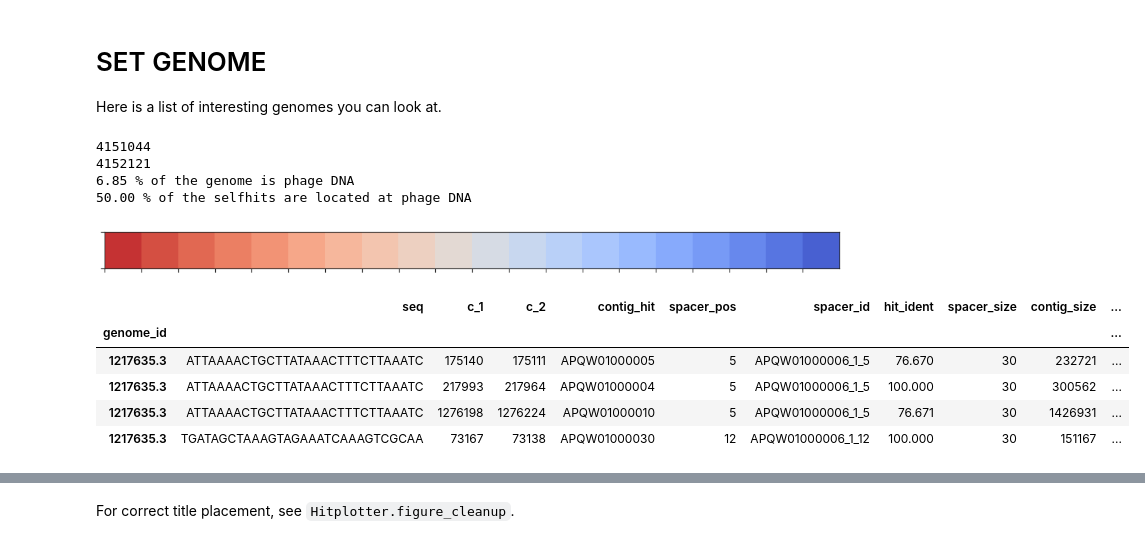
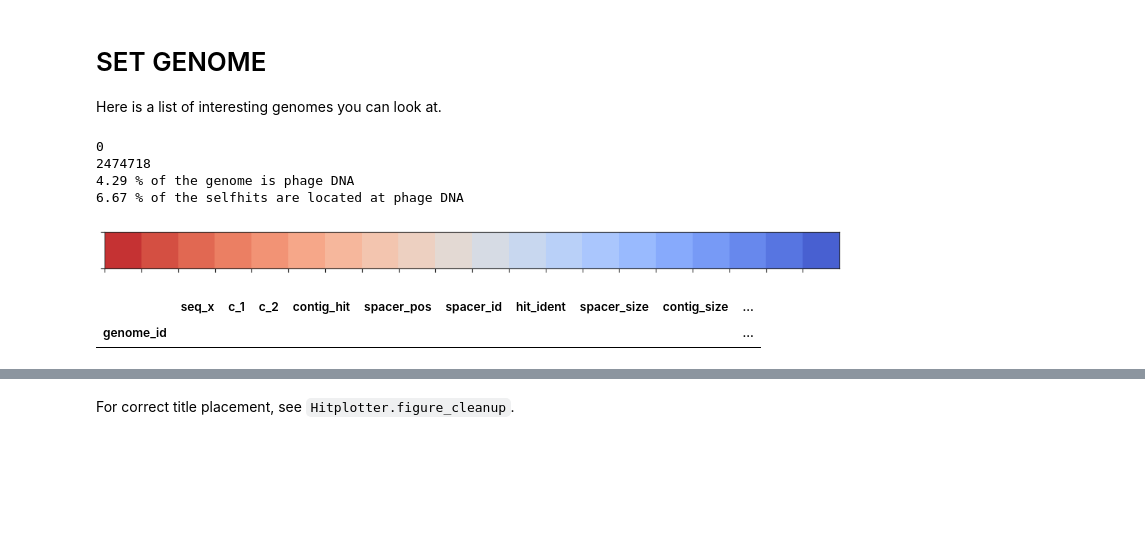
Before and after one commit to hwalinga/self-targeting-spacers-notebooks, a Jupyter notebook: Plot_on_genome.ipynb, the cells around one changed output, grey strips where cells are left out. Cells and saved outputs as stored; diff of their text form; code cells hidden in the pictures; blank space fills up the shorter version.

```diff
--- a/Plot_on_genome.ipynb
+++ b/Plot_on_genome.ipynb
@@ -187,7 +187,7 @@ all_seq.head()
 df = df.reset_index().merge(all_seq, how='left', on='spacer_id', validate='m:1').set_index('genome_id')
 # %%
 # Remove double arrays (same seq, same hit, same array location)
-df = df.reset_index().groupby(['seq', 'c_1', 'c_2', 'contig_hit', 'spacer_pos']).first().reset_index().set_index('genome_id')
+# df = df.reset_index().groupby(['seq', 'c_1', 'c_2', 'contig_hit', 'spacer_pos']).first().reset_index().set_index('genome_id')
 # %% [markdown]
 # SET GENOME
 Here is a list of interesting genomes you can look at.
@@ -237,9 +237,8 @@ genome = "31899.10"  # DSMZ
 genome = "1217647.3"  # Baumanii
 genome = "1217635.3"  # Baumanii
 
-
 # This genome is now used:
-# genome = "907.4"  # Priming (CAS-TypeIC/F)
+genome = "907.4"  # Priming (CAS-TypeIC/F)
 
 
 lake_bacteria = ['64187.128', '64187.133', '64187.136', '64187.137', '64187.140',
@@ -318,12 +317,12 @@ def get_genome_info(genome, ident=90, verbose=True):
 
     return genome_info
 
-genome_info = get_genome_info(genome, ident=75)
+genome_info = get_genome_info(genome, ident=90)
 # %% [output]
-4151044
-4152121
-6.85 % of the genome is phage DNA
-50.00 % of the selfhits are located at phage DNA
+0
+2474718
+4.29 % of the genome is phage DNA
+6.67 % of the selfhits are located at phage DNA
 # %%
 # genome_info.hits.to_csv('/home/hielke/bep/misc/907.4.hits', sep='\t')
 # %%
@@ -332,14 +331,10 @@ sns.palplot(sns.color_palette("coolwarm", 20)[::-1])
 # %% [output]
 [figure]
 # %%
-genome_info.hits.sort_values(by=['array_id', 'spacer_pos'])
+genome_info.hits.sort_values(by=['array_id', 'spacer_pos']).query("hit_ident < 90")
 # %% [output]
-|  | seq | c_1 | c_2 | contig_hit | spacer_pos | spacer_id | hit_ident | spacer_size | contig_size | ... |
+|  | seq_x | c_1 | c_2 | contig_hit | spacer_pos | spacer_id | hit_ident | spacer_size | contig_size | ... |
 | genome_id |  |  |  |  |  |  |  |  |  | ... |
-| 1217635.3 | ATTAAAACTGCTTATAAACTTTCTTAAATC | 175140 | 175111 | APQW01000005 | 5 | APQW01000006_1_5 | 76.670 | 30 | 232721 | ... |
-| 1217635.3 | ATTAAAACTGCTTATAAACTTTCTTAAATC | 217993 | 217964 | APQW01000004 | 5 | APQW01000006_1_5 | 100.000 | 30 | 300562 | ... |
-| 1217635.3 | ATTAAAACTGCTTATAAACTTTCTTAAATC | 1276198 | 1276224 | APQW01000010 | 5 | APQW01000006_1_5 | 76.671 | 30 | 1426931 | ... |
-| 1217635.3 | TGATAGCTAAAGTAGAAATCAAAGTCGCAA | 73167 | 73138 | APQW01000030 | 12 | APQW01000006_1_12 | 100.000 | 30 | 151167 | ... |
 # %%
 # plt.style.use('ggplot')
 if True:
```
Also changed, not shown: parts of 4 cells of this notebook, 1 other file.
